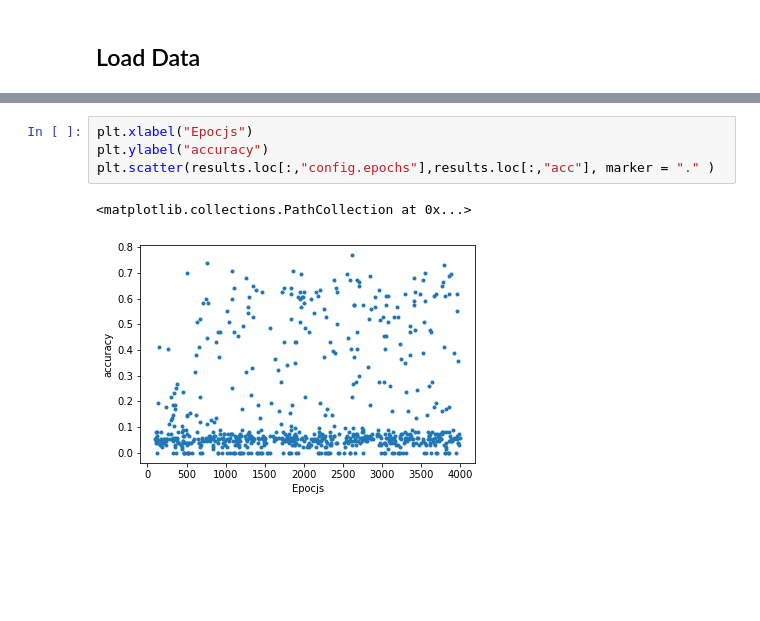
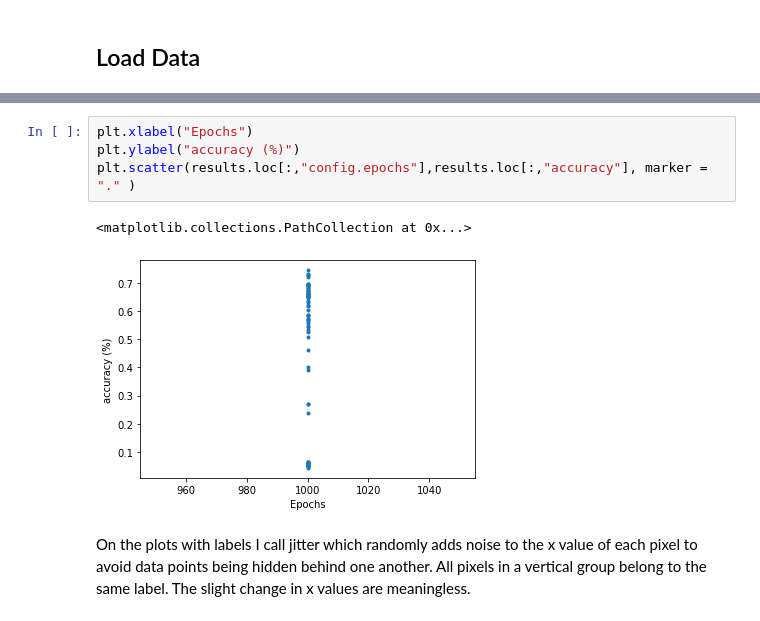
Before and after one commit to indylab/Circuit-Synthesis, a Jupyter notebook: visualize_experiments.ipynb, the cells around one changed output, grey strips where cells are left out. Saved outputs shown, nothing was run; the diff lists cells and outputs as text; blank space fills up the shorter version.

```diff
--- a/visualize_experiments.ipynb
+++ b/visualize_experiments.ipynb
@@ -99,7 +131,9 @@ plt.scatter(results.loc[:,"config.bs"],results.loc[:,"acc"], marker = "." )
 # %%
-plt.xlabel("Epocjs")
-plt.ylabel("accuracy")
-plt.scatter(results.loc[:,"config.epochs"],results.loc[:,"acc"], marker = "." )
+plt.xlabel("Epochs")
+plt.ylabel("accuracy (%)")
+plt.scatter(results.loc[:,"config.epochs"],results.loc[:,"accuracy"], marker = "." )
 # %% [output]
 <matplotlib.collections.PathCollection at 0x...>
-[figure, old version]
+[figure, new version]
+# %% [markdown]
+On the plots with labels I call jitter which randomly adds noise to the x value of each pixel to avoid data points being hidden behind one another. All pixels in a vertical group belong to the same label. The slight change in x values are meaningless.
```
Also changed, not shown: parts of 11 cells of this notebook, 5 other files.
